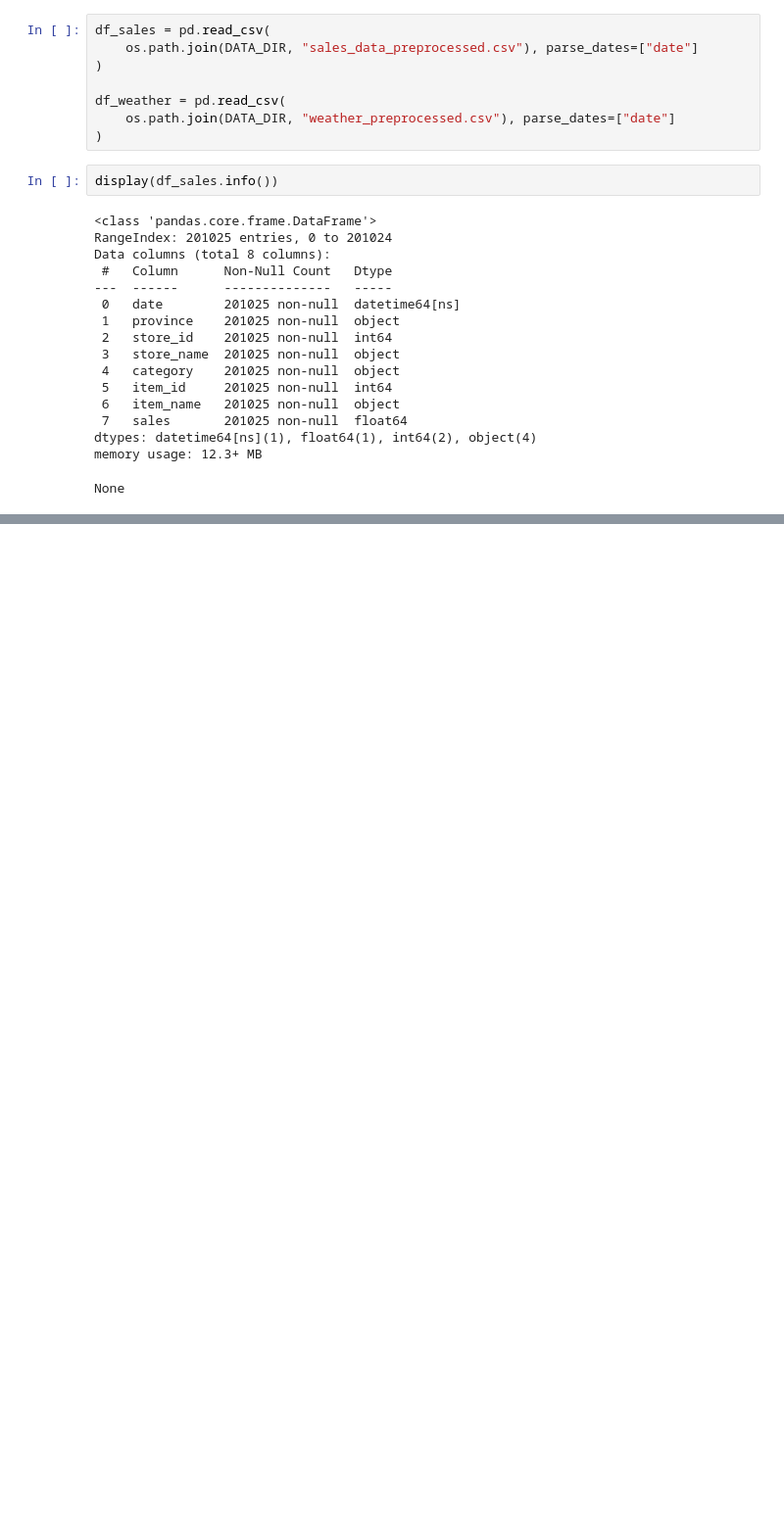
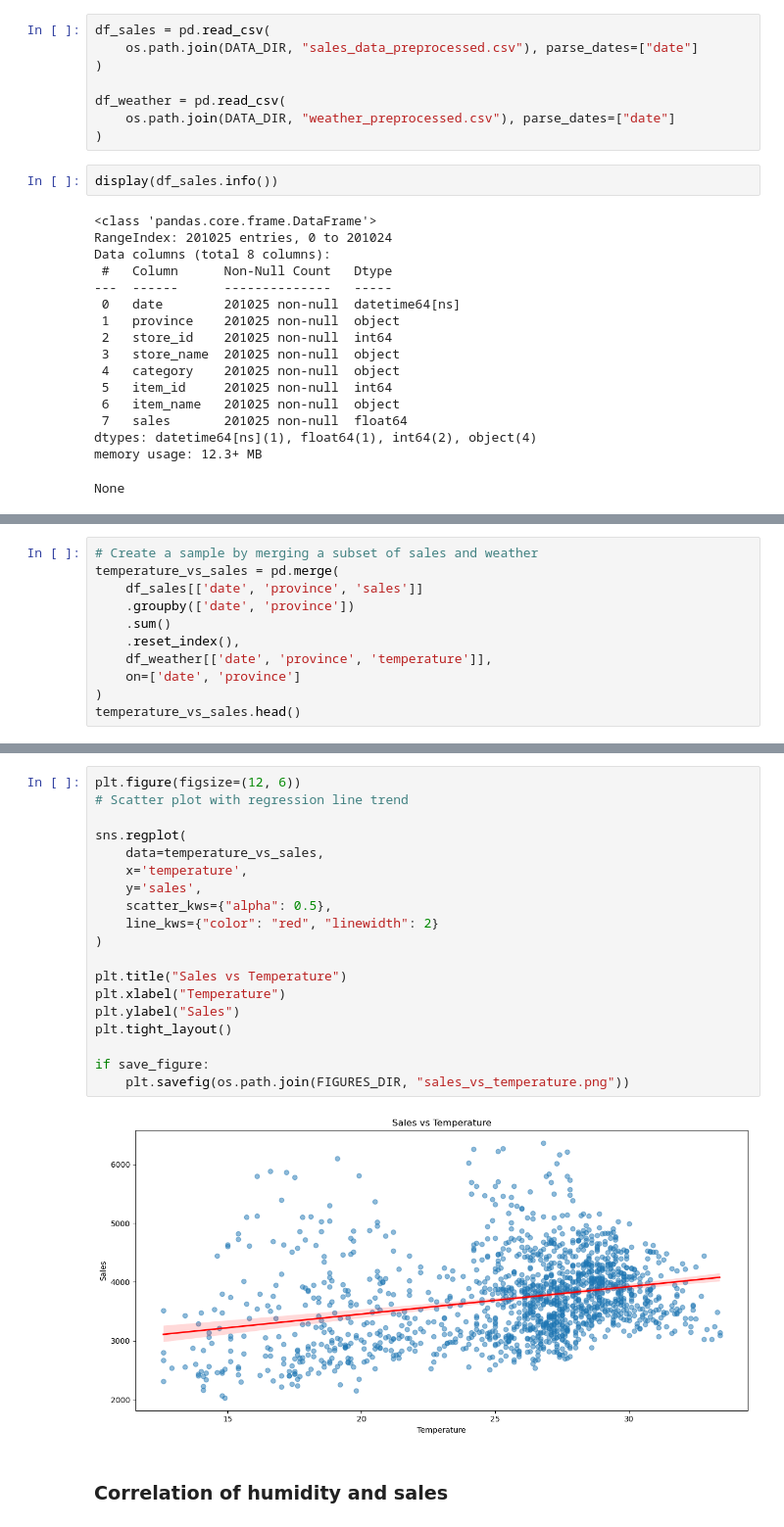
Before and after one commit to dducwsxuaan/sales_forecasting_with_xAI, a Jupyter notebook: notebooks/02_EDA.ipynb, the cells around one changed output, grey strips where cells are left out. Shown at 98% size. Cells and saved outputs as stored; diff of their text form; blank space fills up the shorter version.

```diff
--- a/notebooks/02_EDA.ipynb
+++ b/notebooks/02_EDA.ipynb
@@ -73,0 +195,11 @@ None
+# %%
+# Create a sample by merging a subset of sales and weather
+temperature_vs_sales = pd.merge(
+    df_sales[['date', 'province', 'sales']]
+    .groupby(['date', 'province'])
+    .sum()
+    .reset_index(),
+    df_weather[['date', 'province', 'temperature']],
+    on=['date', 'province']
+)
+temperature_vs_sales.head()
@@ -73,0 +213,23 @@ None
+# %%
+plt.figure(figsize=(12, 6))
+# Scatter plot with regression line trend
+
+sns.regplot(
+    data=temperature_vs_sales,
+    x='temperature',
+    y='sales',
+    scatter_kws={"alpha": 0.5},
+    line_kws={"color": "red", "linewidth": 2}
+)
+
+plt.title("Sales vs Temperature")
+plt.xlabel("Temperature")
+plt.ylabel("Sales")
+plt.tight_layout()
+
+if save_figure:
+    plt.savefig(os.path.join(FIGURES_DIR, "sales_vs_temperature.png"))
+# %% [output]
+[figure, added]
+# %% [markdown]
+### Correlation of humidity and sales
```
Also changed, not shown: parts of 24 cells of this notebook, 10 other files.
